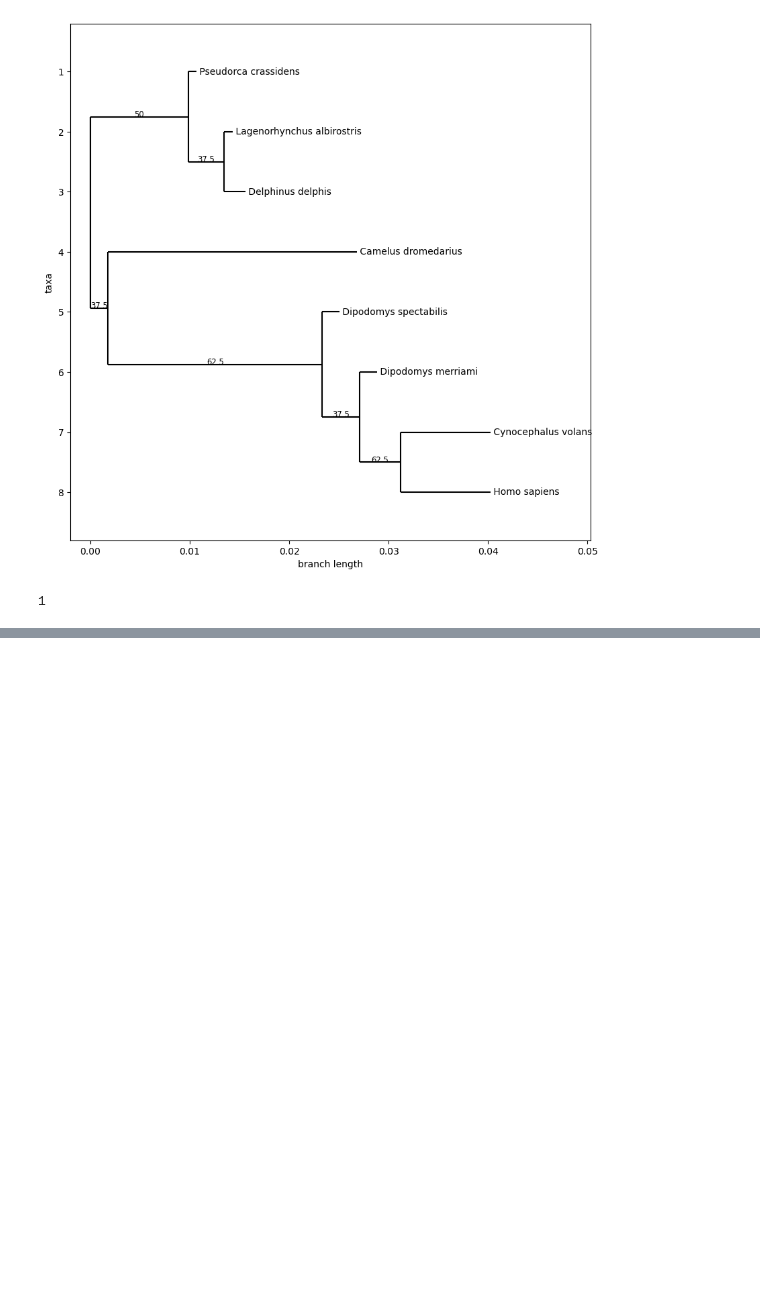
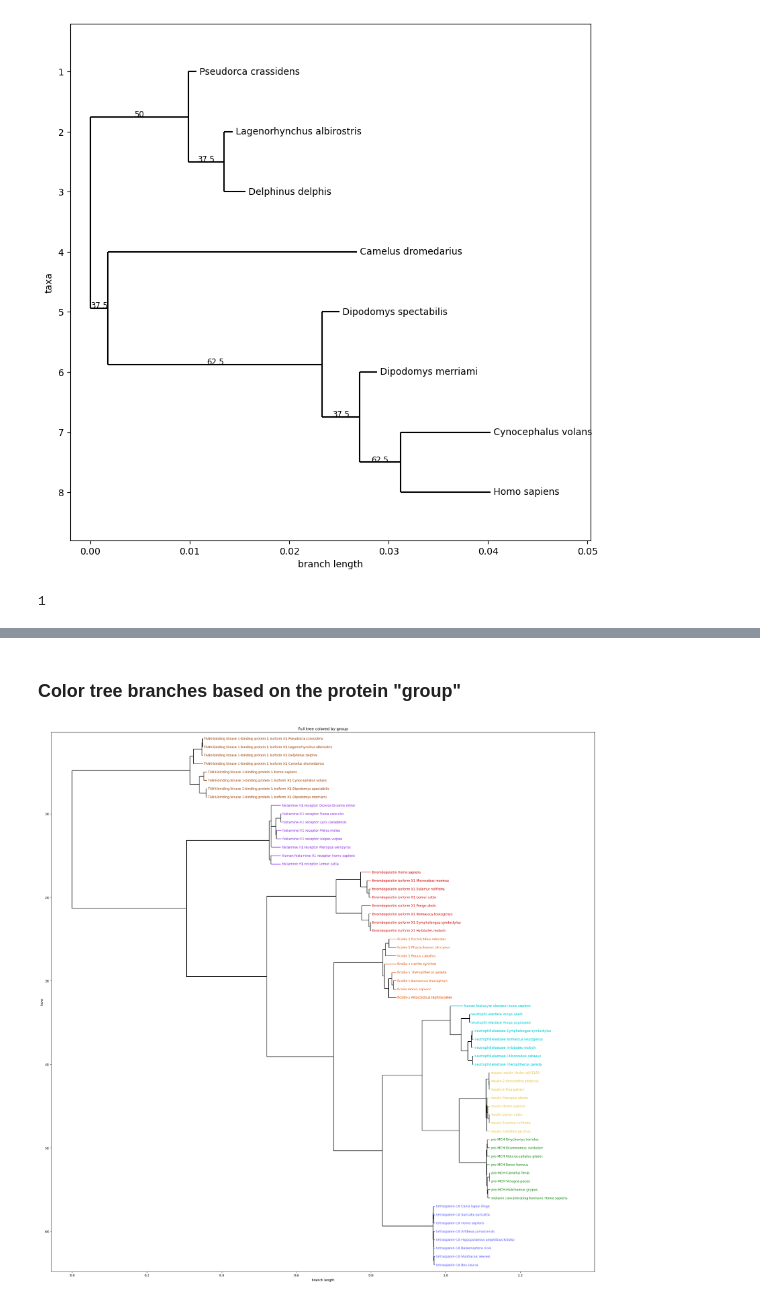
Before and after one commit to nk2IsHere/bioinfo, a Jupyter notebook: Project3/main.ipynb, the cells around one changed output, grey strips where cells are left out. Cells and saved outputs as stored; diff of their text form; code cells hidden in the pictures; blank space fills up the shorter version.

```diff
--- a/Project3/main.ipynb
+++ b/Project3/main.ipynb
@@ -300,0 +398,25 @@ Phylo.write(cluster_majority, 'data/trees/clusters_consensus.tree', 'newick')
+# %% [markdown]
+### Color tree branches based on the protein "group"
+# %%
+# Color full tree by group
+tree_colored = color_record_id_labeled_tree_by_group(tree, record_id_by_group_colors)
+plt.figure(figsize=(30, 30))
+Phylo.draw(
+    tree_colored,
+    axes=plt.gca(),
+    label_func=lambda n: (
+        f"{records_metadata[n.name]['name']} {records_metadata[n.name]['organism']}"
+        if n.is_terminal()
+        else ''
+    ),
+    do_show=False,
+    label_colors={
+        f"{records_metadata[record_id]['name']} {records_metadata[record_id]['organism']}": color
+        for record_id, color in record_id_by_group_colors.items()
+    }
+)
+plt.title('Full tree colored by group')
+plt.savefig('data/trees/full_colored_by_group.png')
+plt.show()
+# %% [output]
+[figure, added]
```
Also changed, not shown: parts of 5 cells of this notebook, 5 other files.
